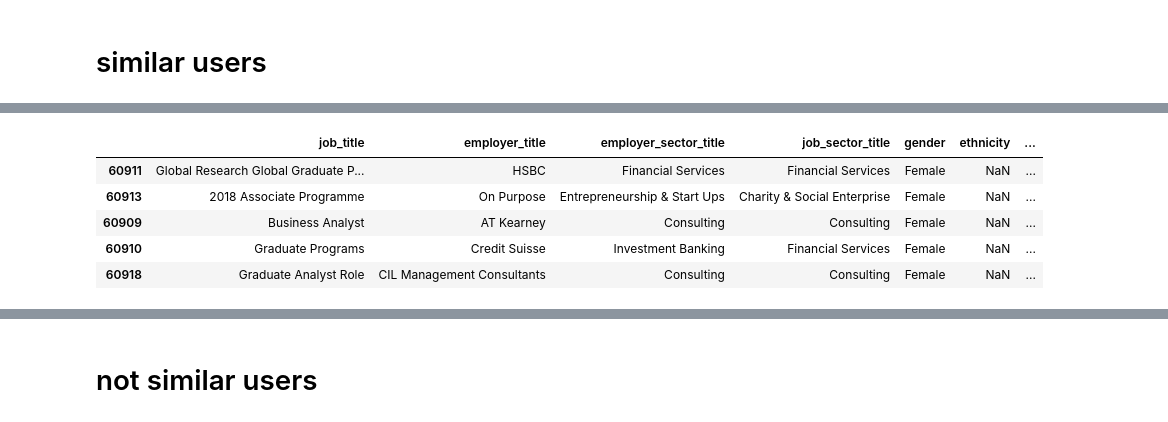
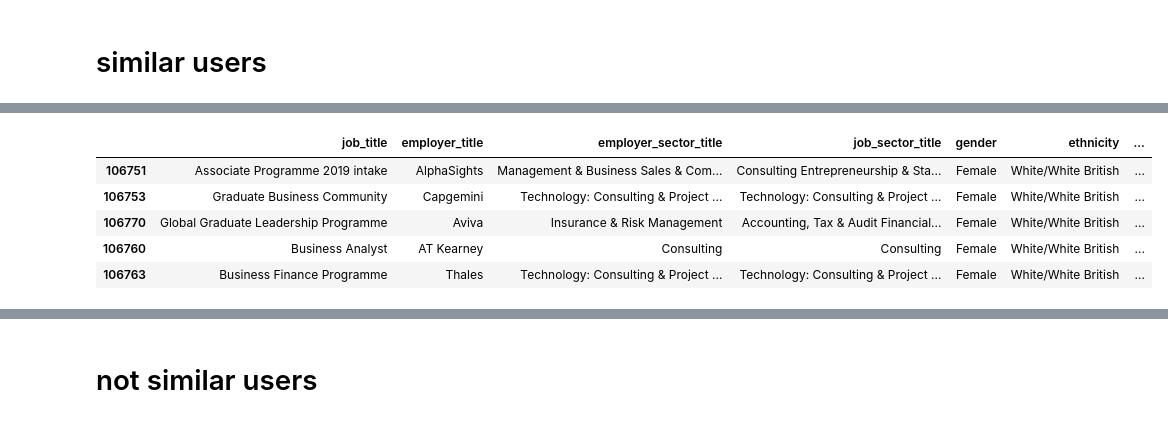
Before and after one commit to Lassanabright/Bright_Network-Data_Science, a Jupyter notebook: Word_Embedding.ipynb, the cells around one changed output, grey strips where cells are left out. Cells and saved outputs as stored; diff of their text form; code cells hidden in the pictures.

```diff
--- a/Word_Embedding.ipynb
+++ b/Word_Embedding.ipynb
@@ -913,10 +1000,10 @@ train[train["user_id"]==117634][['job_title','employer_title', 'employer_sector_
 # %%
-train[train["user_id"]==182869][['job_title','employer_title', 'employer_sector_title', 'job_sector_title', 'gender',
+train[train["user_id"]==158665][['job_title','employer_title', 'employer_sector_title', 'job_sector_title', 'gender',
        'ethnicity', 'university_name', 'degree_subject_name', 'user_preference']].tail()
 # %% [output]
 |  | job_title | employer_title | employer_sector_title | job_sector_title | gender | ethnicity | ... |
-| 60911 | Global Research Global Graduate P... | HSBC | Financial Services | Financial Services | Female | NaN | ... |
-| 60913 | 2018 Associate Programme | On Purpose | Entrepreneurship & Start Ups | Charity & Social Enterprise | Female | NaN | ... |
-| 60909 | Business Analyst | AT Kearney | Consulting | Consulting | Female | NaN | ... |
-| 60910 | Graduate Programs | Credit Suisse | Investment Banking | Financial Services | Female | NaN | ... |
-| 60918 | Graduate Analyst Role | CIL Management Consultants | Consulting | Consulting | Female | NaN | ... |
+| 106751 | Associate Programme 2019 intake | AlphaSights | Management & Business Sales & Com... | Consulting Entrepreneurship & Sta... | Female | White/White British | ... |
+| 106753 | Graduate Business Community | Capgemini | Technology: Consulting & Project ... | Technology: Consulting & Project ... | Female | White/White British | ... |
+| 106770 | Global Graduate Leadership Programme | Aviva | Insurance & Risk Management | Accounting, Tax & Audit Financial... | Female | White/White British | ... |
+| 106760 | Business Analyst | AT Kearney | Consulting | Consulting | Female | White/White British | ... |
+| 106763 | Business Finance Programme | Thales | Technology: Consulting & Project ... | Technology: Consulting & Project ... | Female | White/White British | ... |
```
Also changed, not shown: parts of 108 cells of this notebook, 3 other files.
